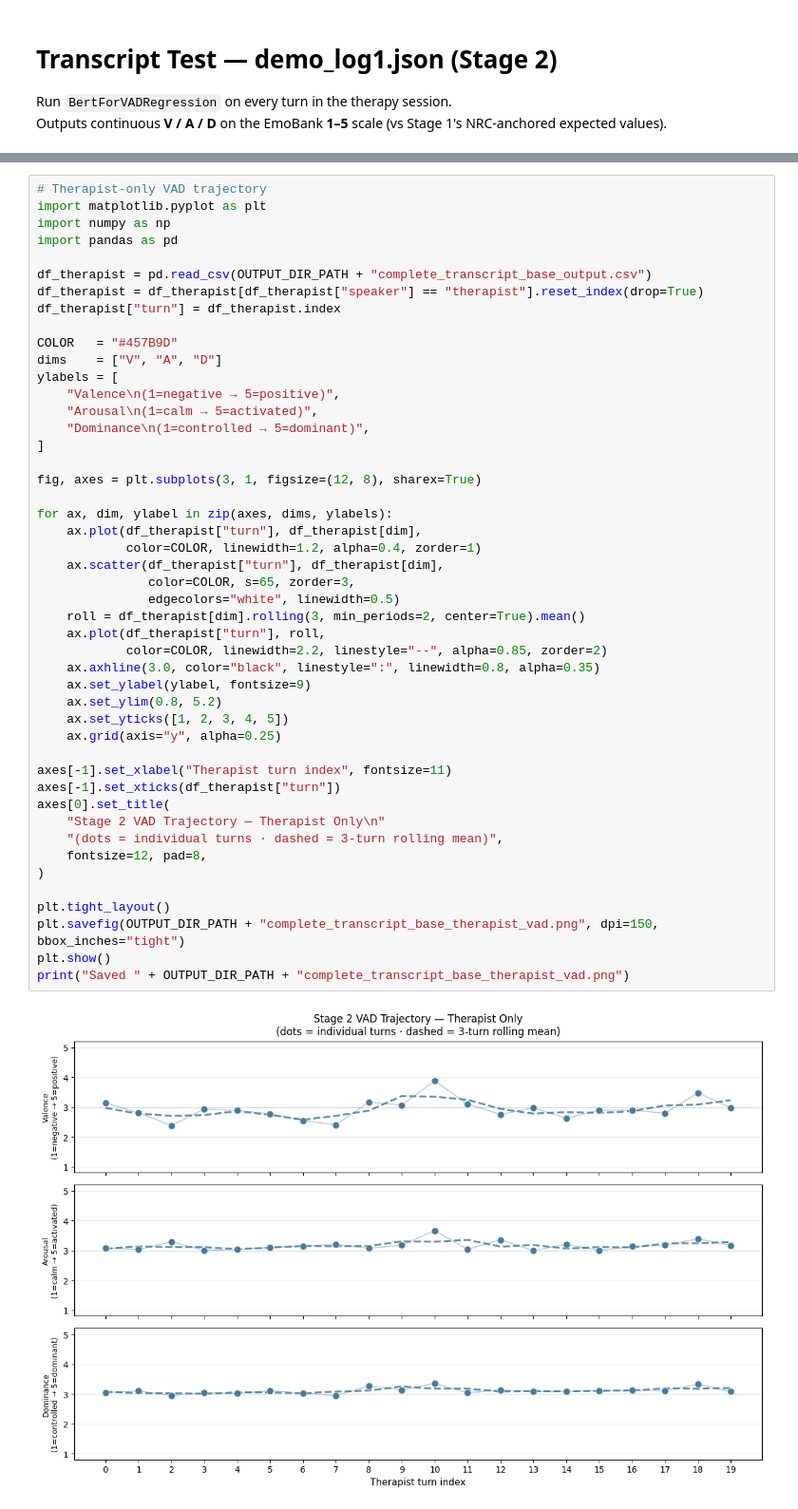
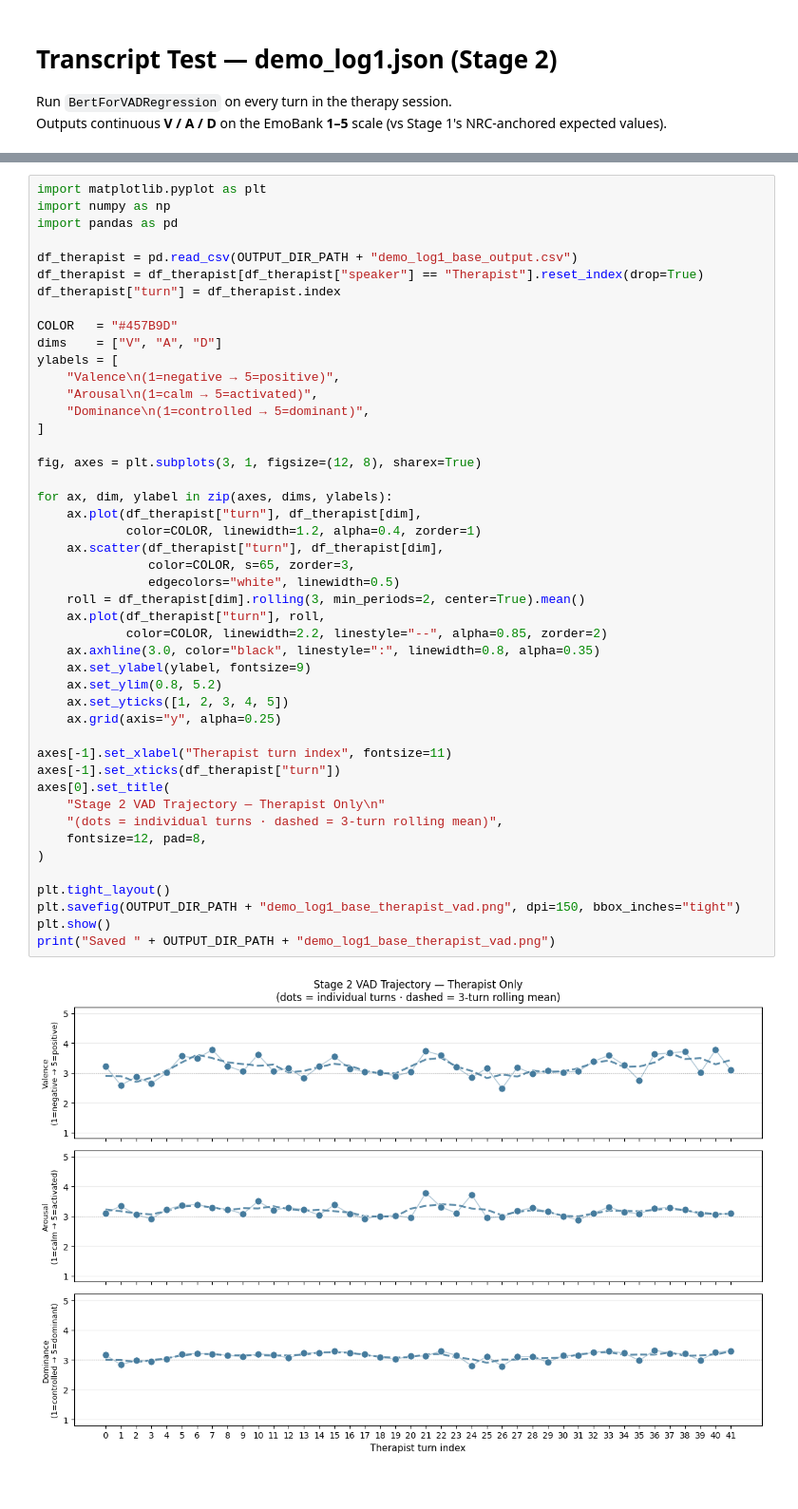
Before and after one commit to PatthinanS/BERTdemo, a Jupyter notebook: xlm-r/demo_1_xlm-r.ipynb, the cells around one changed output, grey strips where cells are left out. Shown at 95% size. Saved outputs shown, nothing was run; the diff lists cells and outputs as text.

```diff
--- a/xlm-r/demo_1_xlm-r.ipynb
+++ b/xlm-r/demo_1_xlm-r.ipynb
@@ -1370,11 +1404,10 @@ Client turns with lowest Dominance:
 # %%
-# Therapist-only VAD trajectory
 import matplotlib.pyplot as plt
 import numpy as np
 import pandas as pd
 
-df_therapist = pd.read_csv(OUTPUT_DIR_PATH + "complete_transcript_base_output.csv")
-df_therapist = df_therapist[df_therapist["speaker"] == "therapist"].reset_index(drop=True)
+df_therapist = pd.read_csv(OUTPUT_DIR_PATH + "demo_log1_base_output.csv")
+df_therapist = df_therapist[df_therapist["speaker"] == "Therapist"].reset_index(drop=True)
 df_therapist["turn"] = df_therapist.index
 
 COLOR   = "#457B9D"
@@ -1386,33 +1419,33 @@ ylabels = [
 ]
 
 fig, axes = plt.subplots(3, 1, figsize=(12, 8), sharex=True)
 
 for ax, dim, ylabel in zip(axes, dims, ylabels):
     ax.plot(df_therapist["turn"], df_therapist[dim],
             color=COLOR, linewidth=1.2, alpha=0.4, zorder=1)
     ax.scatter(df_therapist["turn"], df_therapist[dim],
                color=COLOR, s=65, zorder=3,
                edgecolors="white", linewidth=0.5)
     roll = df_therapist[dim].rolling(3, min_periods=2, center=True).mean()
     ax.plot(df_therapist["turn"], roll,
             color=COLOR, linewidth=2.2, linestyle="--", alpha=0.85, zorder=2)
     ax.axhline(3.0, color="black", linestyle=":", linewidth=0.8, alpha=0.35)
     ax.set_ylabel(ylabel, fontsize=9)
     ax.set_ylim(0.8, 5.2)
     ax.set_yticks([1, 2, 3, 4, 5])
     ax.grid(axis="y", alpha=0.25)
 
 axes[-1].set_xlabel("Therapist turn index", fontsize=11)
 axes[-1].set_xticks(df_therapist["turn"])
 axes[0].set_title(
     "Stage 2 VAD Trajectory — Therapist Only\n"
     "(dots = individual turns · dashed = 3-turn rolling mean)",
     fontsize=12, pad=8,
 )
 
 plt.tight_layout()
-plt.savefig(OUTPUT_DIR_PATH + "complete_transcript_base_therapist_vad.png", dpi=150, bbox_inches="tight")
+plt.savefig(OUTPUT_DIR_PATH + "demo_log1_base_therapist_vad.png", dpi=150, bbox_inches="tight")
 plt.show()
-print("Saved " + OUTPUT_DIR_PATH + "complete_transcript_base_therapist_vad.png")
+print("Saved " + OUTPUT_DIR_PATH + "demo_log1_base_therapist_vad.png")
 # %% [output]
-[figure, old version]
+[figure, new version]
```
Also changed, not shown: parts of 47 cells of this notebook.
